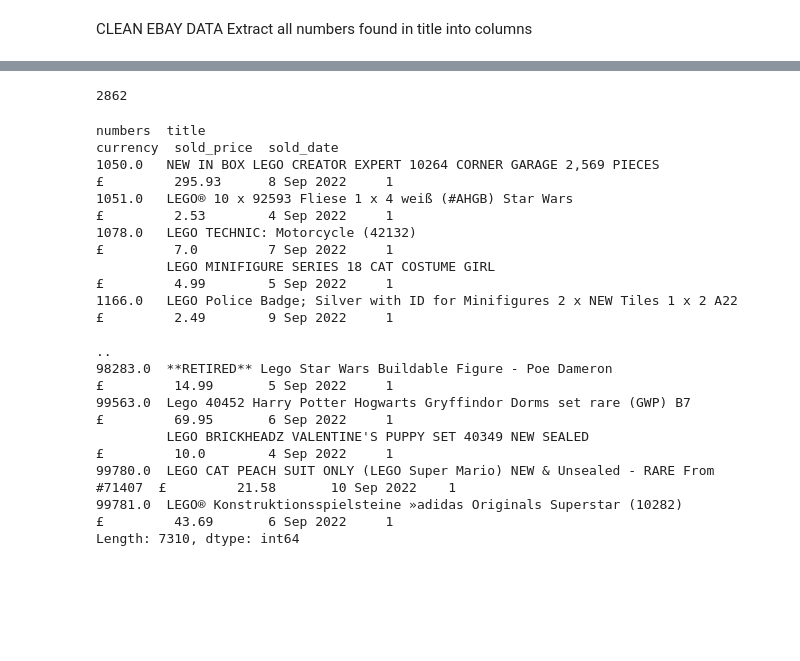
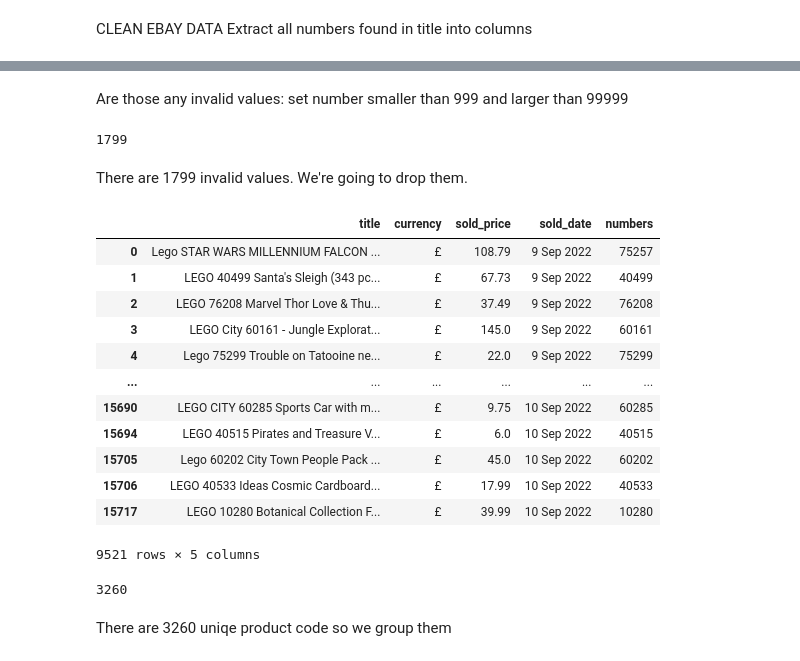
Before and after one commit to onguyenquanghuy/lego_resale_price_prediction, a Jupyter notebook: lego_resale_price_prediction.ipynb, the cells around one changed output, grey strips where cells are left out. Saved outputs shown, nothing was run; the diff lists cells and outputs as text; code cells hidden in the pictures; blank space fills up the shorter version.

Commit message:
Filter for invalid value. Drop duplicates fixed.

```diff
--- a/lego_resale_price_prediction.ipynb
+++ b/lego_resale_price_prediction.ipynb
@@ -118,24 +107,33 @@ Are those any zero values or NULL in numbers
+# %% [markdown]
+Are those any invalid values: set number smaller than 999 and larger than 99999
+# %%
+filter = ((df_ebay['numbers'] < 999) | (df_ebay['numbers'] > 99999))
+filter.sum()
+# %% [output]
+1799
+# %% [markdown]
+There are 1799 invalid values. We're going to drop them.
 # %%
 # Take only row with a valid numbers: number set is from 999 to 99999.
-df_ebay = df_ebay[(df_ebay['numbers'] > 999) & (df_ebay['numbers'] < 99999)]
-df_ebay['numbers'].nunique()
-
-# There are 3331 uniqe product code
+df_ebay = df_ebay[~filter]
+df_ebay
 # %% [output]
+|  | title | currency | sold_price | sold_date | numbers |
+| 0 | Lego STAR WARS MILLENNIUM FALCON ... | £ | 108.79 | 9 Sep 2022 | 75257 |
+| 1 | LEGO 40499 Santa's Sleigh (343 pc... | £ | 67.73 | 9 Sep 2022 | 40499 |
+| 2 | LEGO 76208 Marvel Thor Love & Thu... | £ | 37.49 | 9 Sep 2022 | 76208 |
+| 3 | LEGO City 60161 - Jungle Explorat... | £ | 145.0 | 9 Sep 2022 | 60161 |
+| 4 | Lego 75299 Trouble on Tatooine ne... | £ | 22.0 | 9 Sep 2022 | 75299 |
+| ... | ... | ... | ... | ... | ... |
+| 15690 | LEGO CITY 60285 Sports Car with m... | £ | 9.75 | 10 Sep 2022 | 60285 |
+| 15694 | LEGO 40515 Pirates and Treasure V... | £ | 6.0 | 10 Sep 2022 | 40515 |
+| 15705 | Lego 60202 City Town People Pack ... | £ | 45.0 | 10 Sep 2022 | 60202 |
+| 15706 | LEGO 40533 Ideas Cosmic Cardboard... | £ | 17.99 | 10 Sep 2022 | 40533 |
+| 15717 | LEGO 10280 Botanical Collection F... | £ | 39.99 | 10 Sep 2022 | 10280 |
-2862
+9521 rows × 5 columns
-# %%
-df_ebay.groupby('numbers', as_index=True).value_counts()
-# %% [output]
-numbers  title                                                                          currency  sold_price  sold_date
-1050.0   NEW IN BOX LEGO CREATOR EXPERT 10264 CORNER GARAGE 2,569 PIECES                £         295.93      8 Sep 2022     1
-1051.0   LEGO® 10 x 92593 Fliese 1 x 4 weiß (#AHGB) Star Wars                           £         2.53        4 Sep 2022     1
-1078.0   LEGO TECHNIC: Motorcycle (42132)                                               £         7.0         7 Sep 2022     1
-         LEGO MINIFIGURE SERIES 18 CAT COSTUME GIRL                                     £         4.99        5 Sep 2022     1
-1166.0   LEGO Police Badge; Silver with ID for Minifigures 2 x NEW Tiles 1 x 2 A22      £         2.49        9 Sep 2022     1
-                                                                                                                            ..
-98283.0  **RETIRED** Lego Star Wars Buildable Figure - Poe Dameron                      £         14.99       5 Sep 2022     1
-99563.0  Lego 40452 Harry Potter Hogwarts Gryffindor Dorms set rare (GWP) B7            £         69.95       6 Sep 2022     1
-         LEGO BRICKHEADZ VALENTINE'S PUPPY SET 40349 NEW SEALED                         £         10.0        4 Sep 2022     1
-99780.0  LEGO CAT PEACH SUIT ONLY (LEGO Super Mario) NEW & Unsealed - RARE From #71407  £         21.58       10 Sep 2022    1
-99781.0  LEGO® Konstruktionsspielsteine »adidas Originals Superstar (10282)             £         43.69       6 Sep 2022     1
-Length: 7310, dtype: int64
+# %%
+df_ebay['numbers'].nunique()
+# %% [output]
+3260
+# %% [markdown]
+There are 3260 uniqe product code so we group them
```
Also changed, not shown: parts of 7 cells of this notebook.
